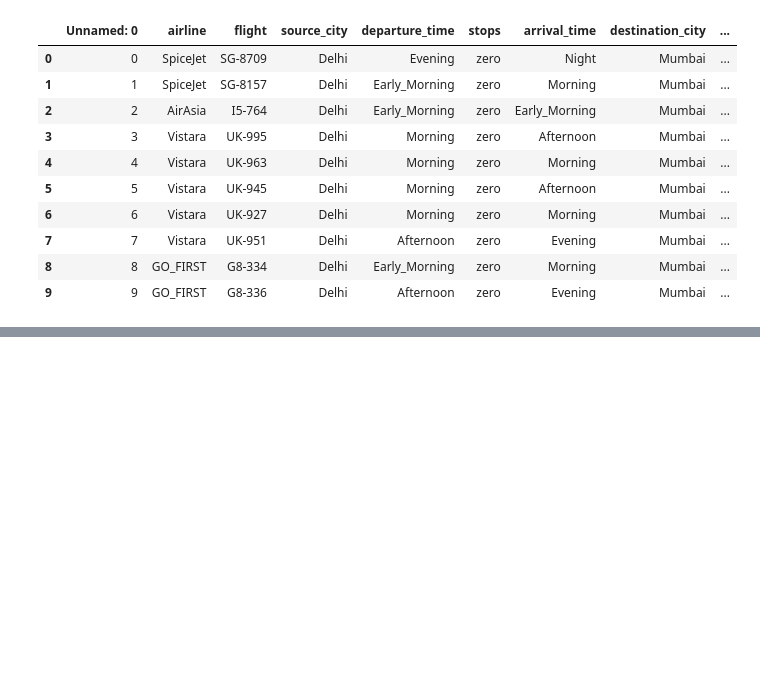
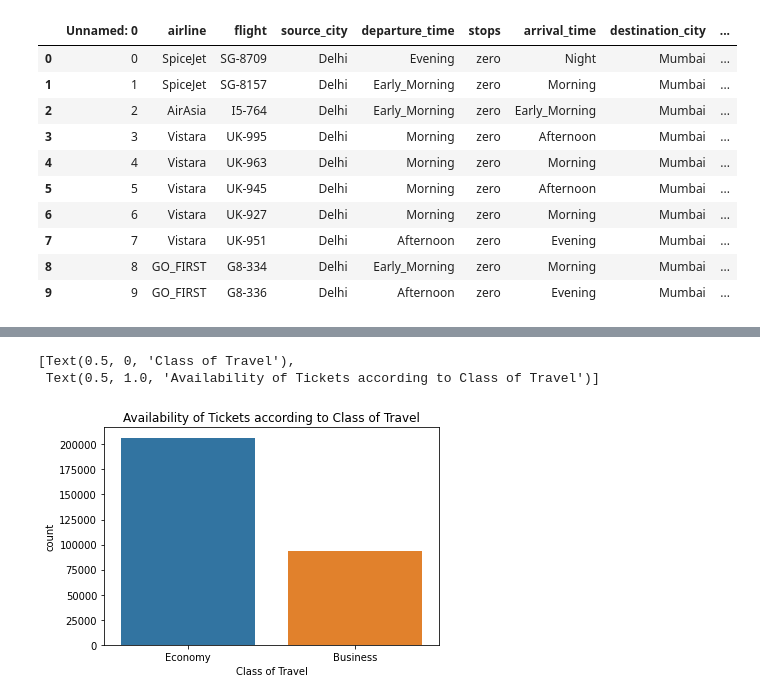
Before and after one commit to heyitsabhijeet/Indian-Airlines-Ticket-Price-Analysis, a Jupyter notebook: India Airlines Ticket Price Exploratory Analysis.ipynb, the cells around one changed output, grey strips where cells are left out. Cells and saved outputs as stored; diff of their text form; code cells hidden in the pictures; blank space fills up the shorter version.

```diff
--- a/India Airlines Ticket Price Exploratory Analysis.ipynb
+++ b/India Airlines Ticket Price Exploratory Analysis.ipynb
@@ -22,0 +95,8 @@ df.head(10)
+# %%
+from turtle import title
+TA = sns.countplot(x='class', data = df)
+TA.set(xlabel='Class of Travel', title='Availability of Tickets according to Class of Travel')
+# %% [output]
+[Text(0.5, 0, 'Class of Travel'),
+ Text(0.5, 1.0, 'Availability of Tickets according to Class of Travel')]
+[figure, added]
```
Also changed, not shown: parts of 14 cells of this notebook.
